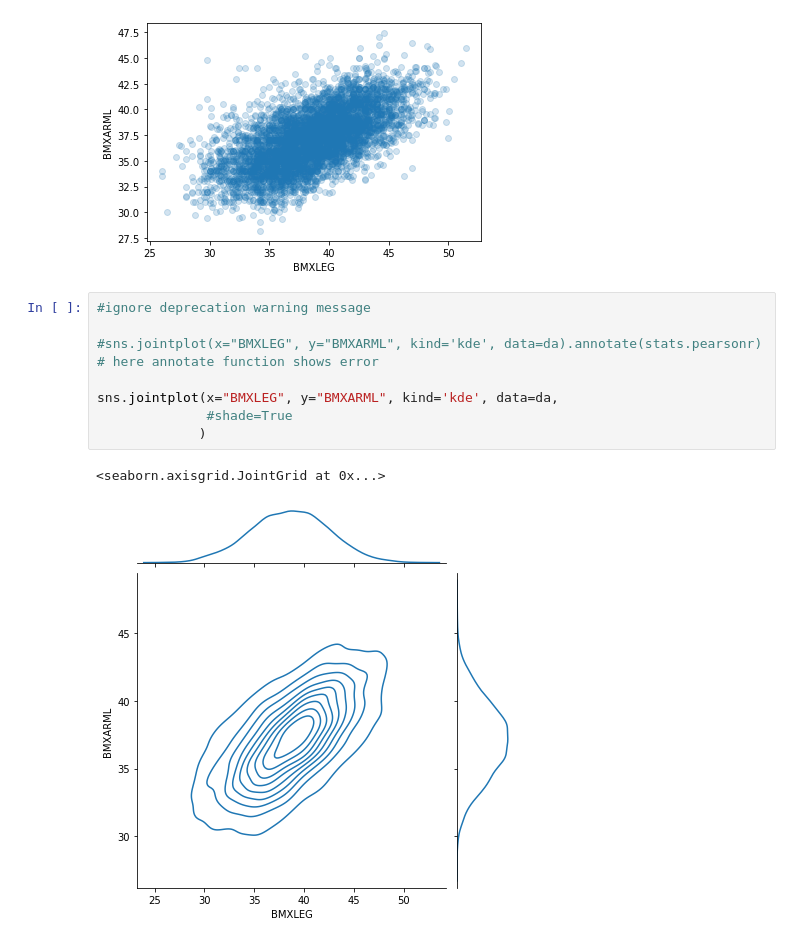
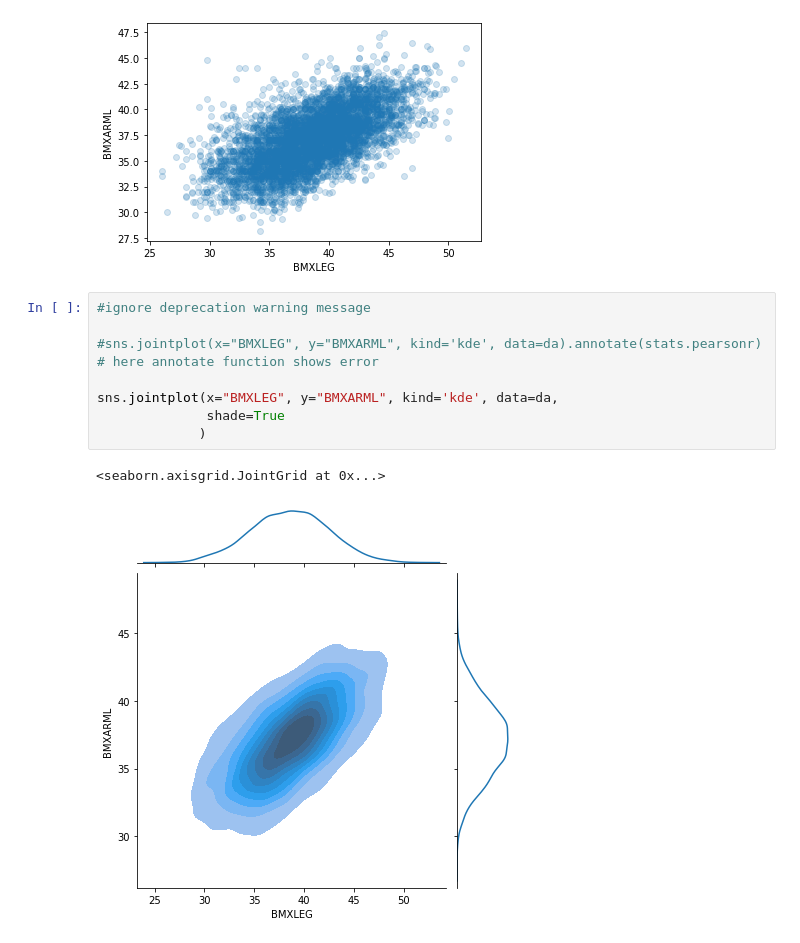
Before and after one commit to Gokulvasan-V/Coursera_practice, a Jupyter notebook: nhanes_multivariate_analyses.ipynb, the cells around one changed output. Drawn from its saved outputs; the diff is of its cells as text.

```diff
--- a/nhanes_multivariate_analyses.ipynb
+++ b/nhanes_multivariate_analyses.ipynb
@@ -31,14 +31,14 @@ sns.regplot(x="BMXLEG", y="BMXARML", data=da, fit_reg=False, scatter_kws={"alpha
 # %%
 #ignore deprecation warning message
 
 #sns.jointplot(x="BMXLEG", y="BMXARML", kind='kde', data=da).annotate(stats.pearsonr) # here annotate function shows error
 
 sns.jointplot(x="BMXLEG", y="BMXARML", kind='kde', data=da,
-              #shade=True
+              shade=True
              )
 # %% [output]
 <seaborn.axisgrid.JointGrid at 0x...>
-[figure, old version]
+[figure, new version]
 # %%
 #ignore deprecation warning message
 
```
Also changed, not shown: parts of 1 cell of this notebook.
